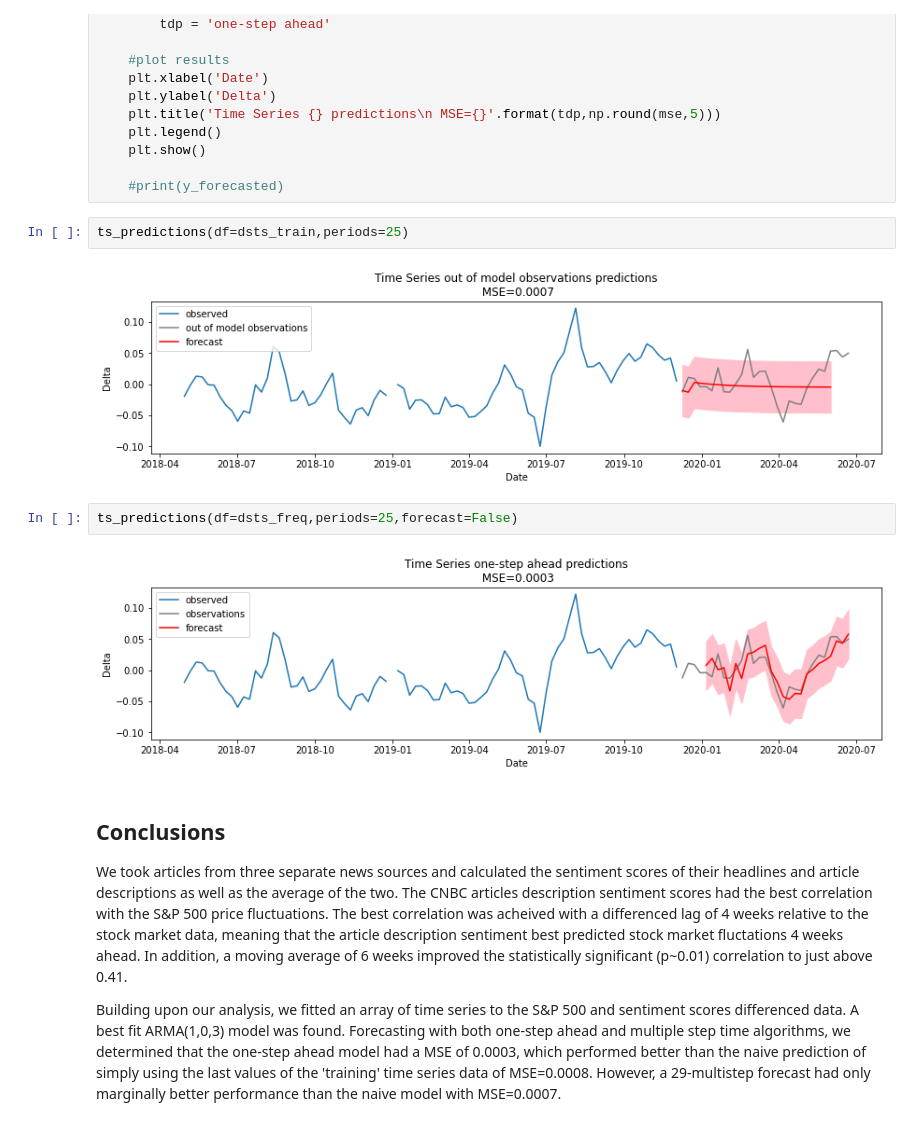
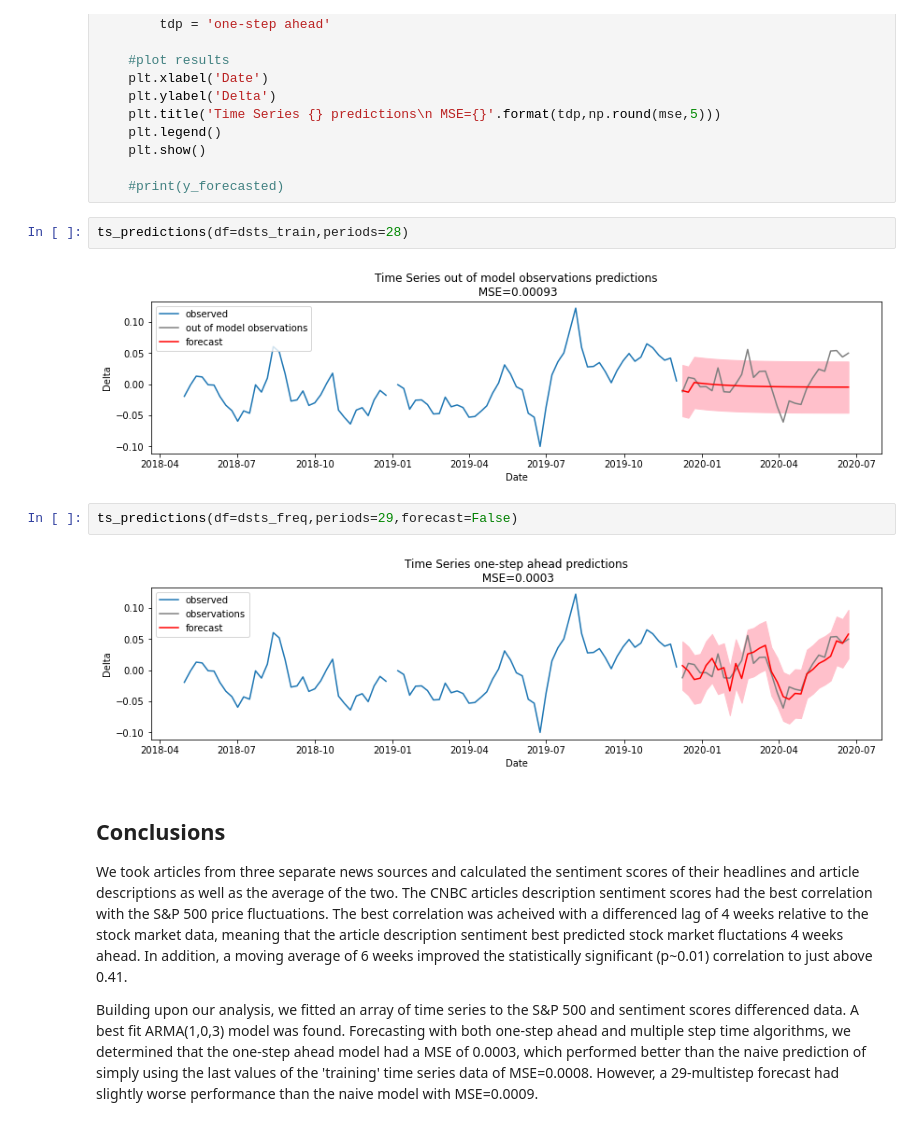
Before and after one commit to berdwitt/Text-Mining-Headlines-to-Predict-Stock-Market-Trends, a Jupyter notebook: Notebooks/Preprocessing and Modeling.ipynb, the cells around one changed output. Saved outputs shown, nothing was run; the diff lists cells and outputs as text.

Commit message:
Update Preprocessing and Modeling.ipynb
MSE update

```diff
--- a/Notebooks/Preprocessing and Modeling.ipynb
+++ b/Notebooks/Preprocessing and Modeling.ipynb
@@ -716,16 +716,16 @@ def ts_predictions(df=dsts_freq,test_df = dsts_test,forecast=True,periods = 1):
 
     #print(y_forecasted)
 # %%
-ts_predictions(df=dsts_train,periods=25)
+ts_predictions(df=dsts_train,periods=28)
 # %% [output]
-[figure, old version]
+[figure, new version]
 # %%
-ts_predictions(df=dsts_freq,periods=25,forecast=False)
+ts_predictions(df=dsts_freq,periods=29,forecast=False)
 # %% [output]
-[figure, old version]
+[figure, new version]
 # %% [markdown]
 ## Conclusions
 
 We took articles from three separate news sources and calculated the sentiment scores of their headlines and article descriptions as well as the average of the two. The CNBC articles description sentiment scores had the best correlation with the S&P 500 price fluctuations. The best correlation was acheived with a differenced lag of 4 weeks relative to the stock market data, meaning that the article description sentiment best predicted stock market fluctations 4 weeks ahead. In addition, a moving average of 6 weeks improved the statistically significant (p~0.01) correlation to just above 0.41.
 
-Building upon our analysis, we fitted an array of time series to the S&P 500 and sentiment scores differenced data. A best fit  ARMA(1,0,3) model was found. Forecasting with both one-step ahead and multiple step time algorithms, we determined that the one-step ahead model had a MSE of 0.0003, which performed better than the naive prediction of simply using the last values of the 'training' time series data of MSE=0.0008. However, a 29-multistep forecast had only marginally better performance than the naive model with MSE=0.0007.
+Building upon our analysis, we fitted an array of time series to the S&P 500 and sentiment scores differenced data. A best fit  ARMA(1,0,3) model was found. Forecasting with both one-step ahead and multiple step time algorithms, we determined that the one-step ahead model had a MSE of 0.0003, which performed better than the naive prediction of simply using the last values of the 'training' time series data of MSE=0.0008. However, a 29-multistep forecast had slightly worse performance than the naive model with MSE=0.0009.
```
